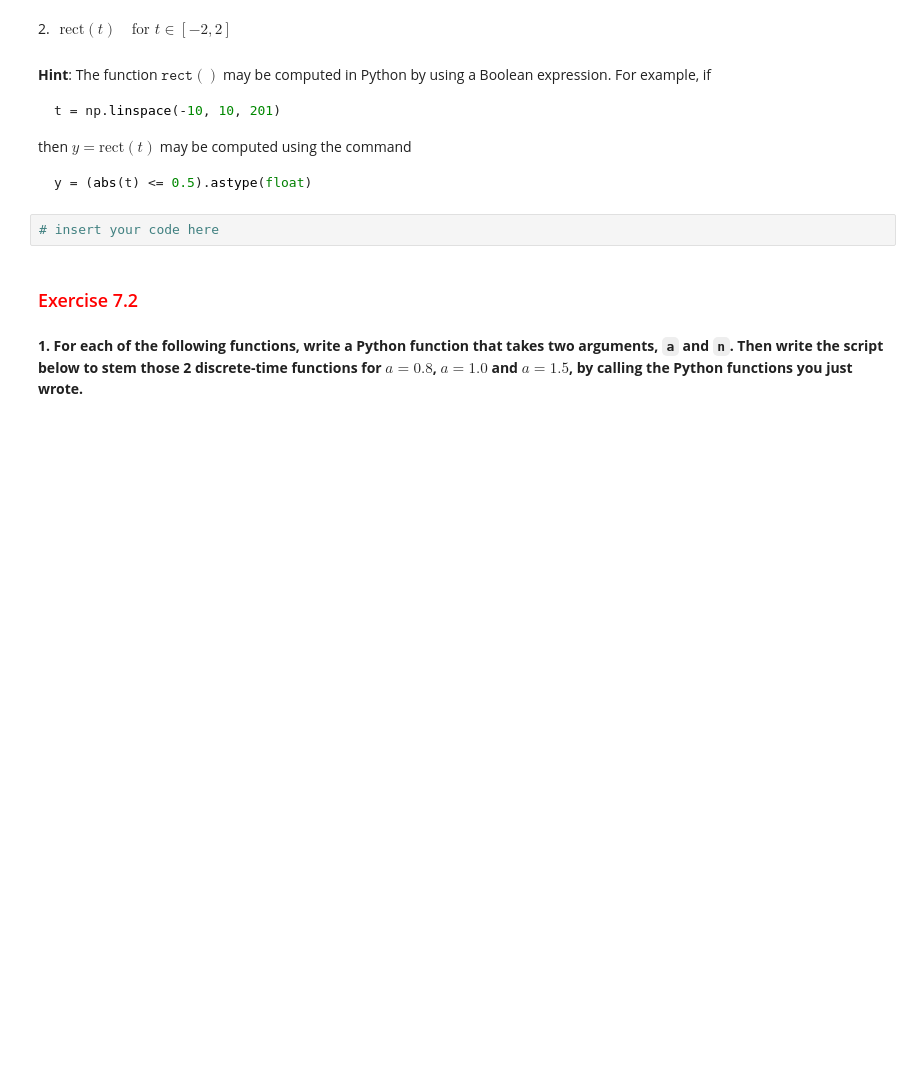
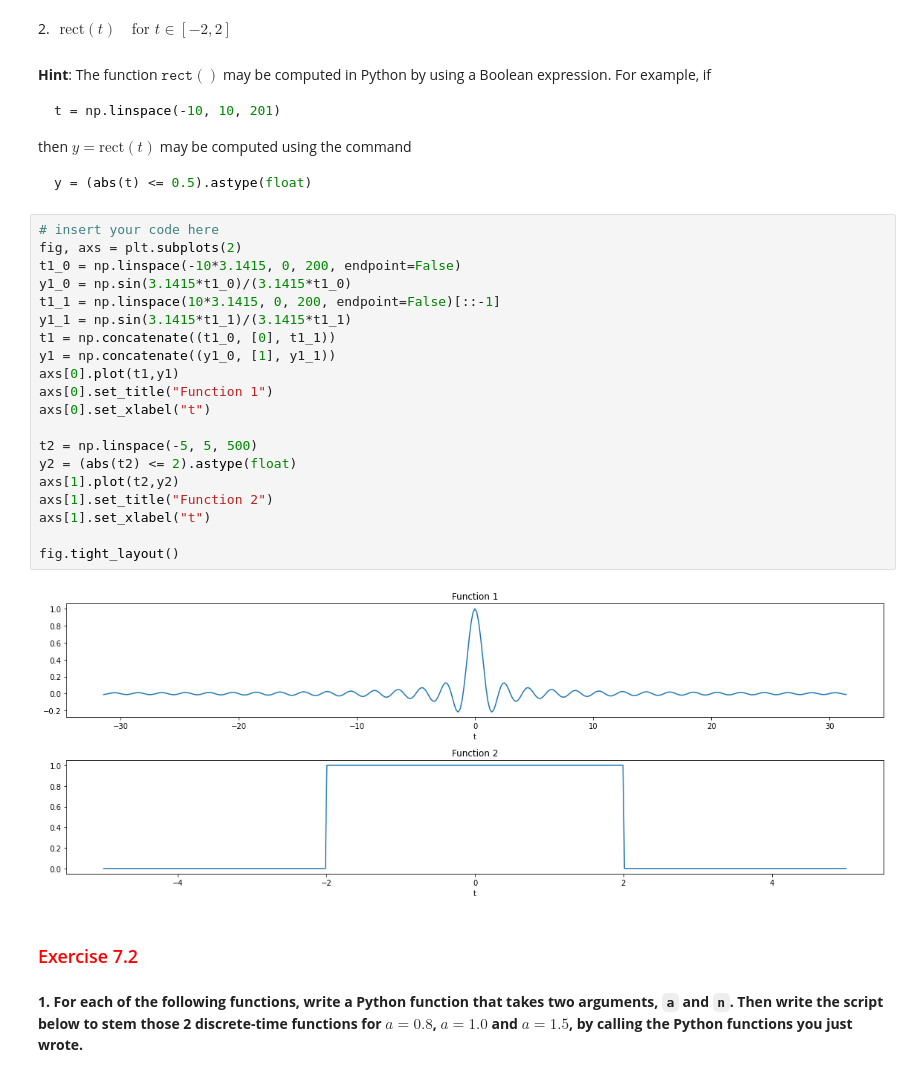
Before and after one commit to JustinWang781/438-Lab01, a Jupyter notebook: lab01_individual_report.ipynb, the cells around one changed output. Saved outputs shown, nothing was run; the diff lists cells and outputs as text; blank space fills up the shorter version.

````diff
--- a/lab01_individual_report.ipynb
+++ b/lab01_individual_report.ipynb
@@ -577,8 +577,28 @@ then $y=\text{rect}(t)$ may be computed using the command
 ```python
 y = (abs(t) <= 0.5).astype(float)
 ```
-# %%
-# insert your code here
+# %%
+# insert your code here
+fig, axs = plt.subplots(2)
+t1_0 = np.linspace(-10*3.1415, 0, 200, endpoint=False)
+y1_0 = np.sin(3.1415*t1_0)/(3.1415*t1_0)
+t1_1 = np.linspace(10*3.1415, 0, 200, endpoint=False)[::-1]
+y1_1 = np.sin(3.1415*t1_1)/(3.1415*t1_1)
+t1 = np.concatenate((t1_0, [0], t1_1))
+y1 = np.concatenate((y1_0, [1], y1_1))
+axs[0].plot(t1,y1)
+axs[0].set_title("Function 1")
+axs[0].set_xlabel("t")
+
+t2 = np.linspace(-5, 5, 500)
+y2 = (abs(t2) <= 2).astype(float)
+axs[1].plot(t2,y2)
+axs[1].set_title("Function 2")
+axs[1].set_xlabel("t")
+
+fig.tight_layout()
+# %% [output]
+[figure, added]
 # %% [markdown]
 <h3 style="color:red;"><left>Exercise 7.2</left></h3>
 # %% [markdown]
````
Also changed, not shown: parts of 14 cells of this notebook.
